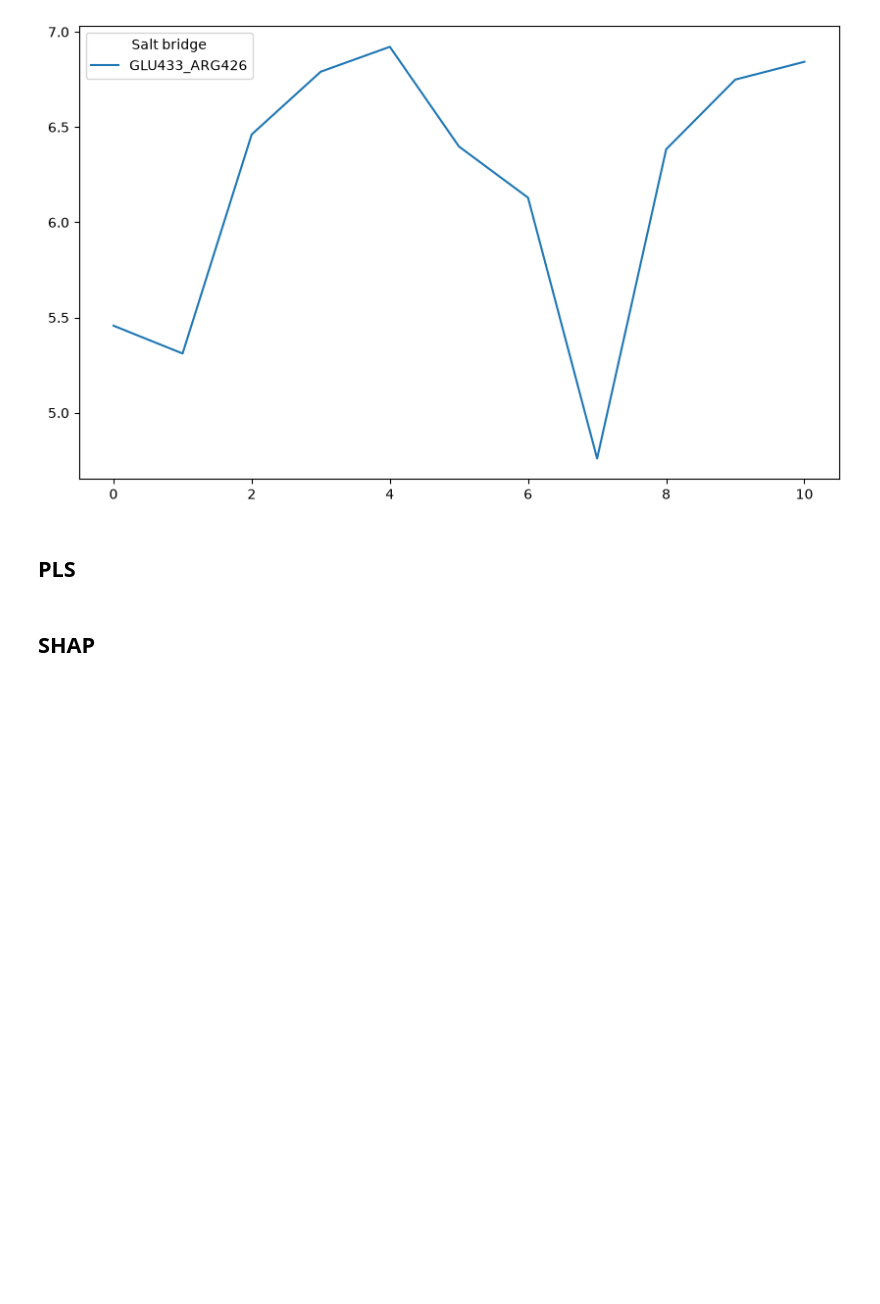
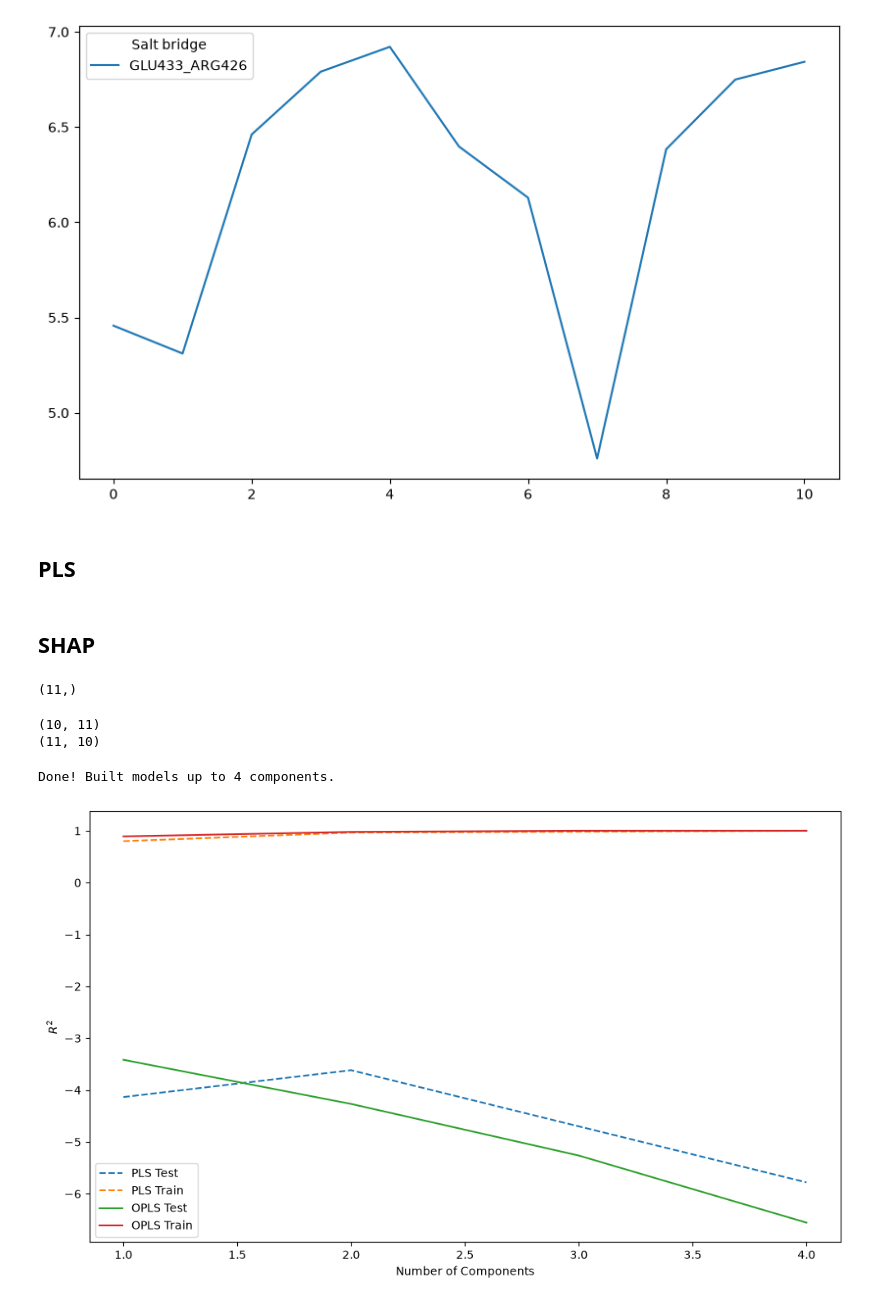
Before and after one commit to molecularmachinist/bondflow, a Jupyter notebook: salt_bridge_analysis/discern.ipynb, the cells around one changed output. Saved outputs shown, nothing was run; the diff lists cells and outputs as text; code cells hidden in the pictures; blank space fills up the shorter version.

Commit message:
tested optimize components

```diff
--- a/salt_bridge_analysis/discern.ipynb
+++ b/salt_bridge_analysis/discern.ipynb
@@ -161,3 +163,6 @@ IndexError: list index out of range
 # Here add the function data to be used in PLS
 
 Y = np.load("dot_products.npy")
+print(Y.shape)
+# %% [output]
+(11,)
@@ -165,0 +169,13 @@ X_scaled = shap_functions.scale_data(df2)
+# %%
+X_scaled = shap_functions.scale_features(distance_map)
+print(X_scaled.shape)
+X_scaled = X_scaled.T
+print(X_scaled.shape)
+# %% [output]
+(10, 11)
+(11, 10)
+# %%
+scores = shap_functions.optimize_n_components(X_scaled, Y, maxcomp=4)
+# %% [output]
+Done! Built models up to 4 components.
+[figure, added]
```
Also changed, not shown: parts of 3 cells of this notebook.
